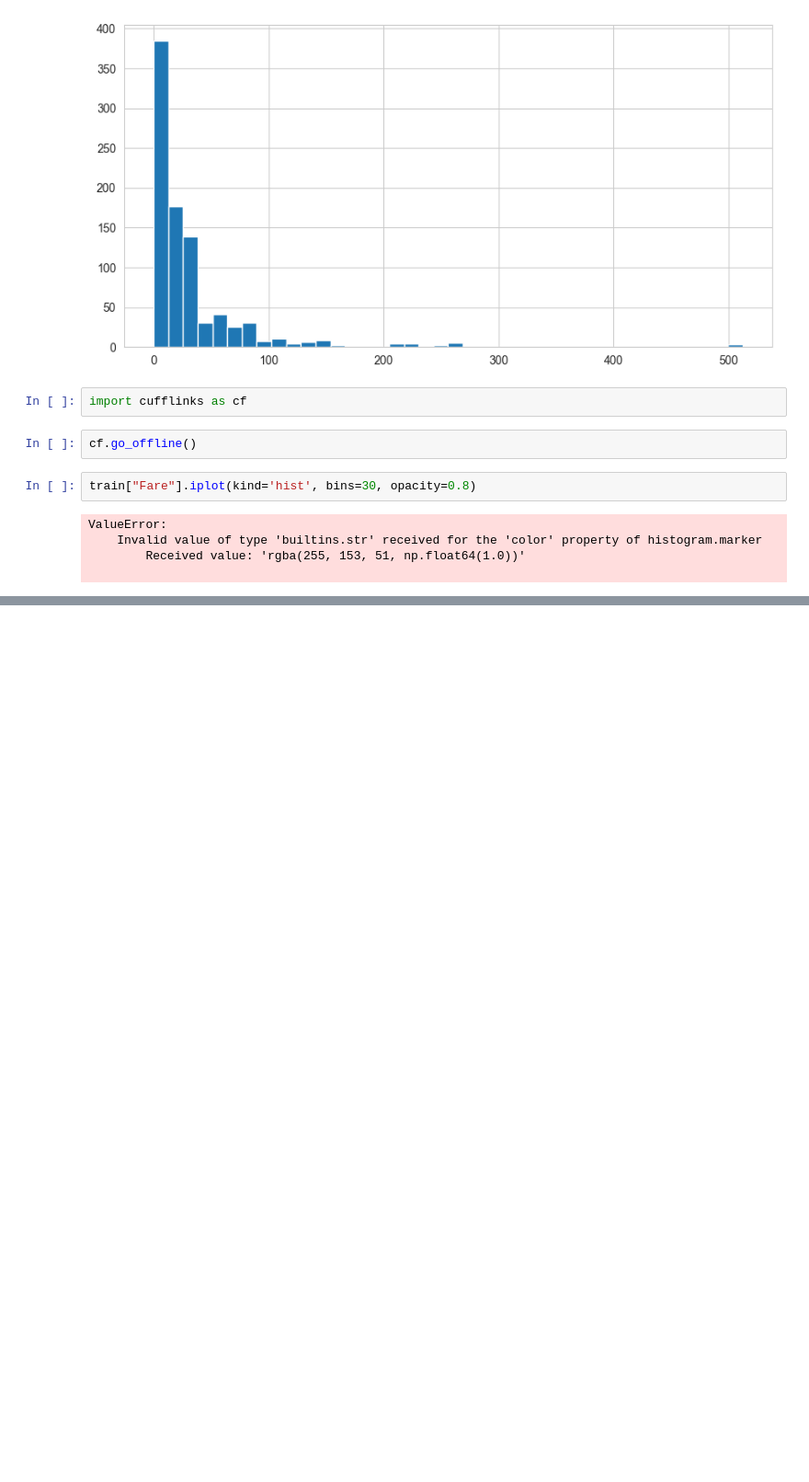
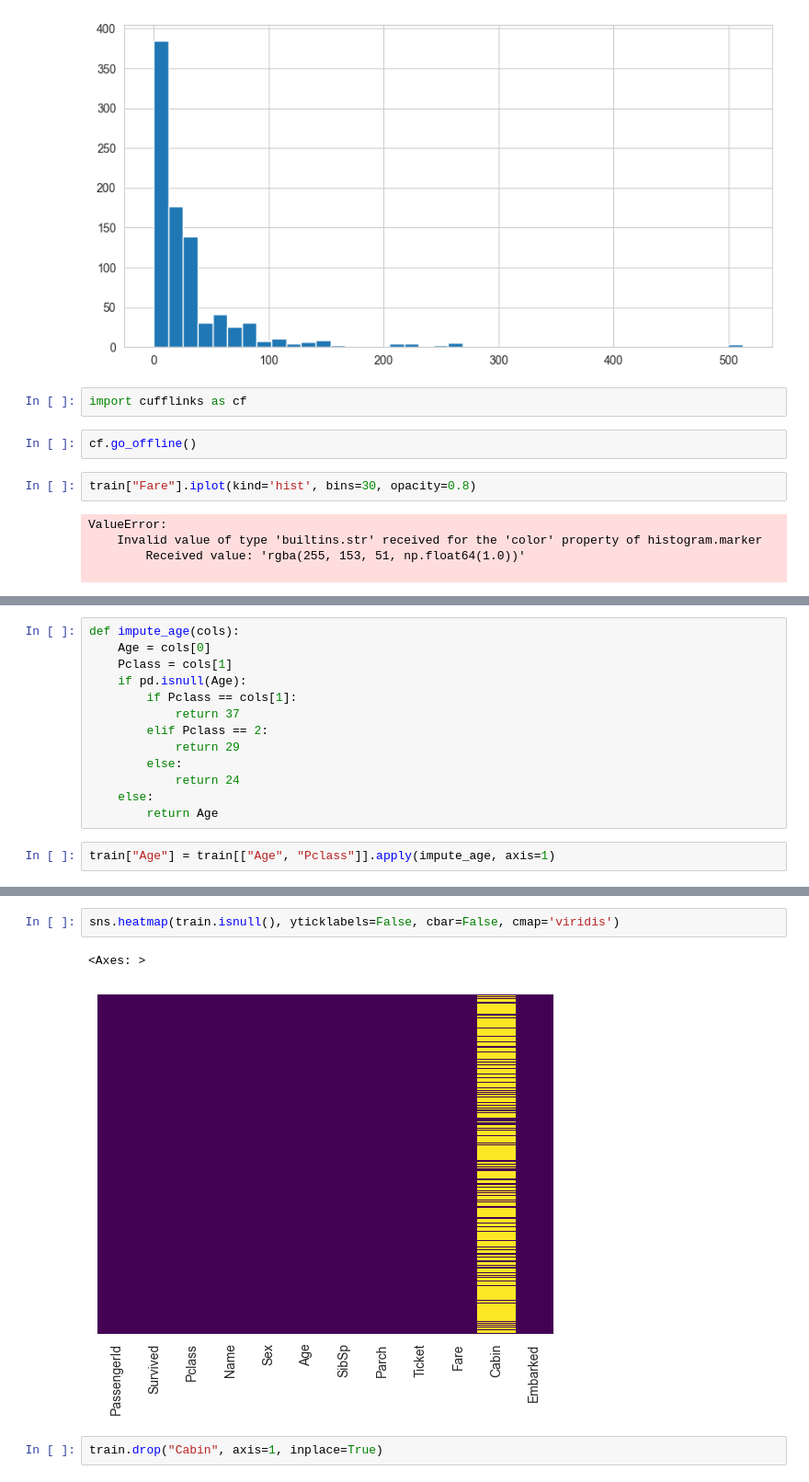
Before and after one commit to deeply-neuronauting/machine-learning-bootcamp, a Jupyter notebook: 01-ML-Algorithms/02-Logistic-Regression.ipynb, the cells around one changed output, grey strips where cells are left out. Shown: that part at 92% size. Saved outputs shown, nothing was run; the diff lists cells and outputs as text; blank space fills up the shorter version.

```diff
--- a/01-ML-Algorithms/02-Logistic-Regression.ipynb
+++ b/01-ML-Algorithms/02-Logistic-Regression.ipynb
@@ -112,0 +118,15 @@ ValueError:
+# %%
+def impute_age(cols):
+    Age = cols[0]
+    Pclass = cols[1]
+    if pd.isnull(Age):
+        if Pclass == cols[1]:
+            return 37
+        elif Pclass == 2:
+            return 29
+        else:
+            return 24
+    else:
+        return Age
+# %%
+train["Age"] = train[["Age", "Pclass"]].apply(impute_age, axis=1)
@@ -112,0 +141,7 @@ ValueError:
+# %%
+sns.heatmap(train.isnull(), yticklabels=False, cbar=False, cmap='viridis')
+# %% [output]
+<Axes: >
+[figure, added]
+# %%
+train.drop("Cabin", axis=1, inplace=True)
```
Also changed, not shown: parts of 7 cells of this notebook.
